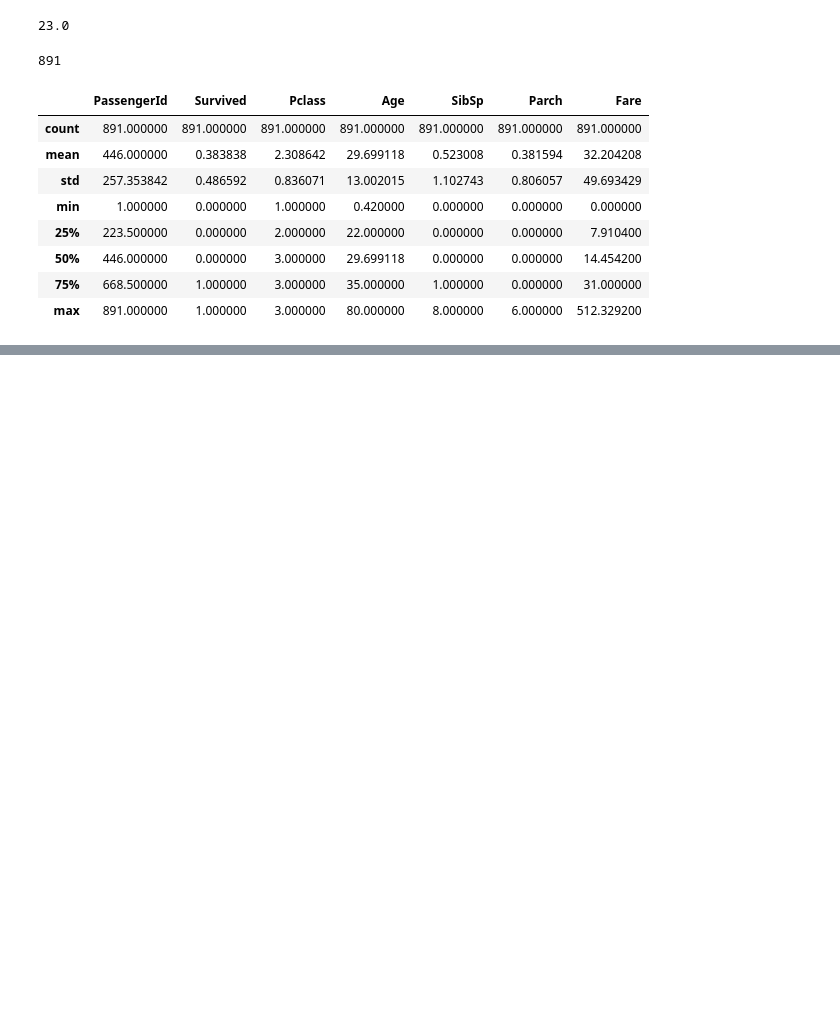
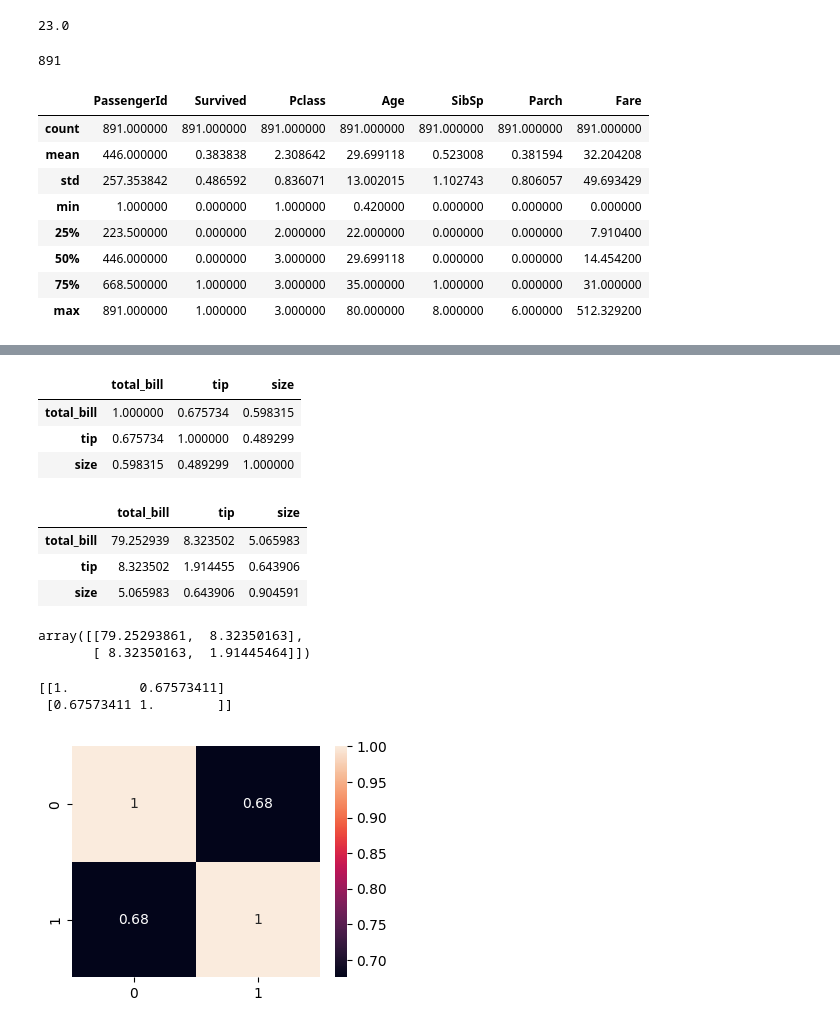
Before and after one commit to syedali254/Data-science, a Jupyter notebook: Untitled.ipynb, the cells around one changed output, grey strips where cells are left out. Drawn from its saved outputs; the diff is of its cells as text; code cells hidden in the pictures; blank space fills up the shorter version.

```diff
--- a/Untitled.ipynb
+++ b/Untitled.ipynb
@@ -144,0 +216,7 @@ df.describe()
+# %%
+import pandas as pd
+import numpy as np
+import seaborn as sns
+import matplotlib.pyplot as plt
+df2=pd.read_csv("tip.csv")
+print(df2.head(5))
@@ -144,0 +258,31 @@ df.describe()
+# %%
+df2.select_dtypes(["float64","int64"]).corr()
+# %% [output]
+|  | total_bill | tip | size |
+| total_bill | 1.000000 | 0.675734 | 0.598315 |
+| tip | 0.675734 | 1.000000 | 0.489299 |
+| size | 0.598315 | 0.489299 | 1.000000 |
+# %%
+df2.select_dtypes(["float64","int64"]).cov()
+# %% [output]
+|  | total_bill | tip | size |
+| total_bill | 79.252939 | 8.323502 | 5.065983 |
+| tip | 8.323502 | 1.914455 | 0.643906 |
+| size | 5.065983 | 0.643906 | 0.904591 |
+# %%
+import numpy as np
+np.cov(df2["total_bill"],df2["tip"])  #covariance b/w 2 columns using np
+# %% [output]
+array([[79.25293861,  8.32350163],
+       [ 8.32350163,  1.91445464]])
+# %%
+cor_data=np.corrcoef(df2["total_bill"],df2["tip"])
+# %%
+print(cor_data)
+plt.figure(figsize=(4,3))
+sns.heatmap(cor_data,annot=True)
+plt.show()
+# %% [output]
+[[1.         0.67573411]
+ [0.67573411 1.        ]]
+[figure, added]
```
Also changed, not shown: parts of 16 cells of this notebook, 1 other file.
